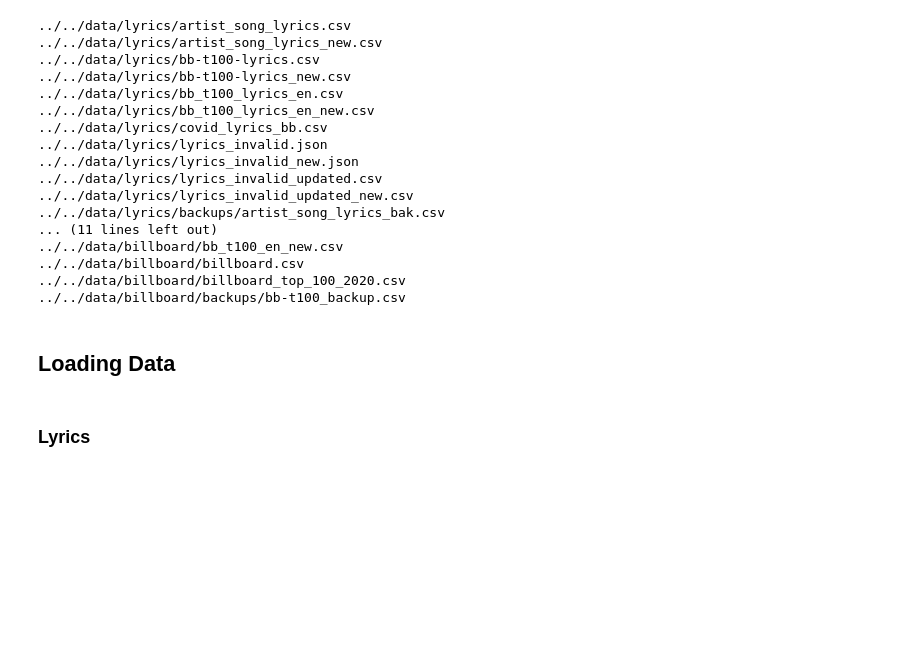
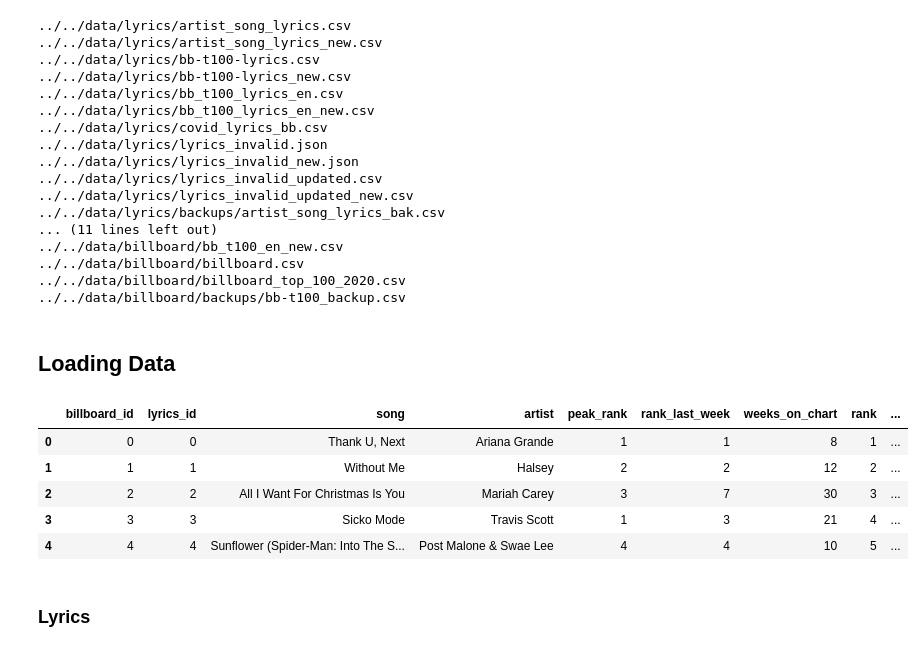
Before and after one commit to FelixSiegfriedRiedel/chart-lyrics-analysis, a Jupyter notebook: src/notebooks/topic_modeling.ipynb, the cells around one changed output. Drawn from its saved outputs; the diff is of its cells as text; code cells hidden in the pictures; blank space fills up the shorter version.

```diff
--- a/src/notebooks/topic_modeling.ipynb
+++ b/src/notebooks/topic_modeling.ipynb
@@ -56,6 +56,17 @@ for dirname, _, filenames in os.walk('../../data/billboard'):
 ../../data/billboard/backups/bb-t100_backup.csv
 # %% [markdown]
 ## Loading Data
+# %%
+bb_t100 = pd.read_csv('../../data/billboard/bb_t100_en.csv', index_col=0)
+bb_t100['date'] = pd.to_datetime(bb_t100['date'], format='%Y-%m-%d')
+bb_t100.head()
+# %% [output]
+|  | billboard_id | lyrics_id | song | artist | peak_rank | rank_last_week | weeks_on_chart | rank | ... |
+| 0 | 0 | 0 | Thank U, Next | Ariana Grande | 1 | 1 | 8 | 1 | ... |
+| 1 | 1 | 1 | Without Me | Halsey | 2 | 2 | 12 | 2 | ... |
+| 2 | 2 | 2 | All I Want For Christmas Is You | Mariah Carey | 3 | 7 | 30 | 3 | ... |
+| 3 | 3 | 3 | Sicko Mode | Travis Scott | 1 | 3 | 21 | 4 | ... |
+| 4 | 4 | 4 | Sunflower (Spider-Man: Into The S... | Post Malone & Swae Lee | 4 | 4 | 10 | 5 | ... |
 # %% [markdown]
 ### Lyrics
 # %%
```
Also changed, not shown: parts of 30 cells of this notebook.
